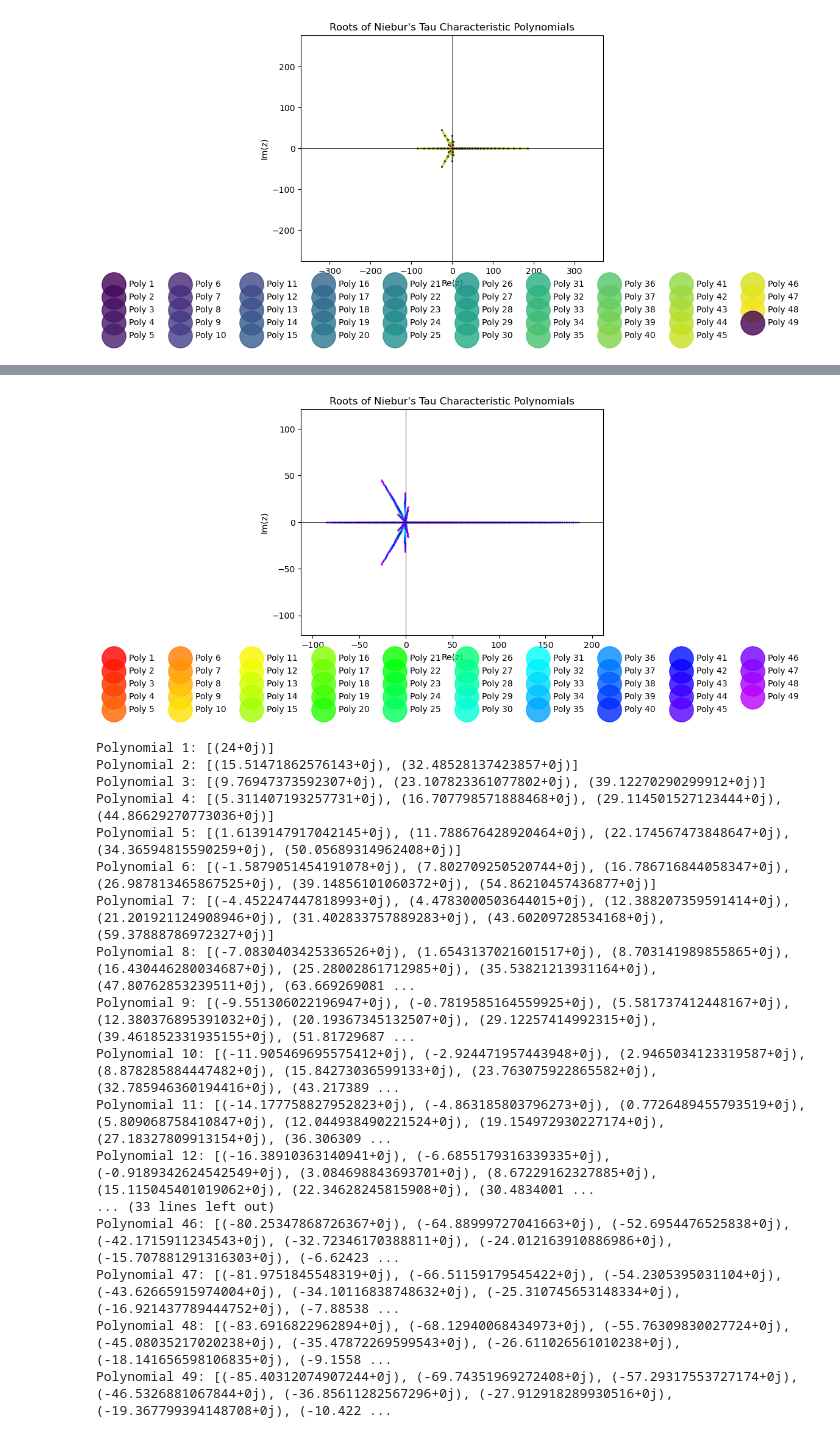
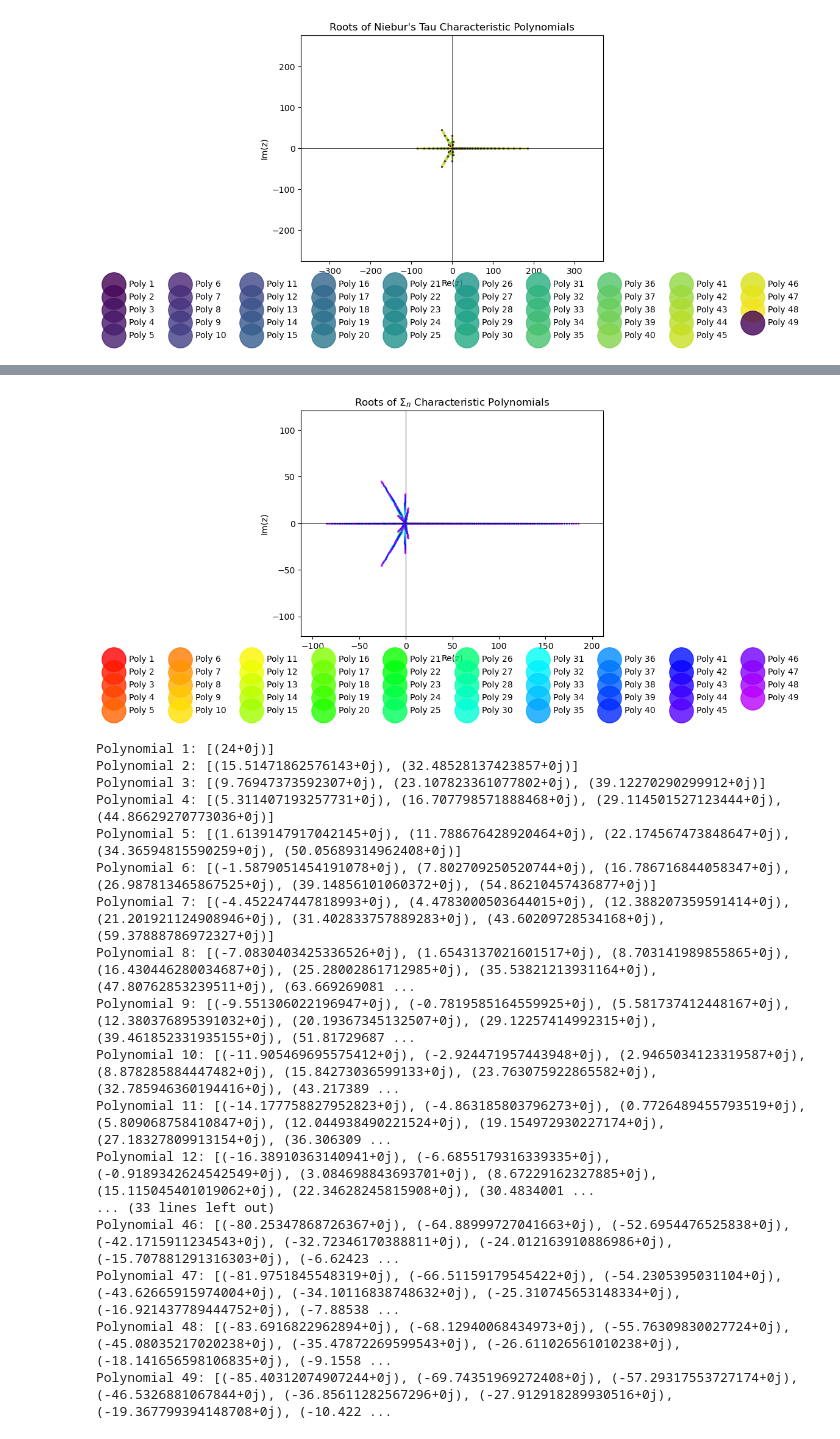
Before and after one commit to barry314159a/tau_properties, a Jupyter notebook: plot color coded roots25aug25.ipynb, the cells around one changed output, grey strips where cells are left out. Saved outputs shown, nothing was run; the diff lists cells and outputs as text; code cells hidden in the pictures.

```diff
--- a/plot color coded roots25aug25.ipynb
+++ b/plot color coded roots25aug25.ipynb
@@ -1548,35 +1548,35 @@ def plot_polynomial_roots(poly_list, plot_point_size=2, legend_point_size=40,
 
     # Legend outside plot
     plt.legend(loc='upper center', bbox_to_anchor=(0.5, -0.05),
                ncol=min(n_poly, 10), frameon=False,
                scatterpoints=1, markerscale=legend_point_size / plot_point_size)
 
-    plt.title("Roots of Niebur's Tau Characteristic Polynomials")
+    plt.title("Roots of $\Sigma_n$ Characteristic Polynomials")
 
     # --- Save PDF for LaTeX if requested ---
     if save_path is not None:
         plt.savefig(save_path, bbox_inches='tight')  # vector graphics for LaTeX
 
     # Show plot if requested
     if show_plot:
         plt.show()
     else:
         plt.close()
 
     return all_roots
 
 
 # --- 4. Run the plot and save as PDF ---
 poly_list = [poly[1] for poly in char_polys]
 
 roots = plot_polynomial_roots(poly_list, plot_point_size=2, legend_point_size=40,
                               mode="bbox", save_path="niebur_tau_roots.pdf", show_plot=True)
 
 # Optional: inspect numerical roots
 for i, rs in enumerate(roots):
     print(f"Polynomial {i+1}: {rs}")
 # %% [output]
-[figure, old version]
+[figure, new version]
 Polynomial 1: [(24+0j)]
 Polynomial 2: [(15.51471862576143+0j), (32.48528137423857+0j)]
 Polynomial 3: [(9.76947373592307+0j), (23.107823361077802+0j), (39.12270290299912+0j)]
```
Also changed, not shown: parts of 2 cells of this notebook, 1 other file.
